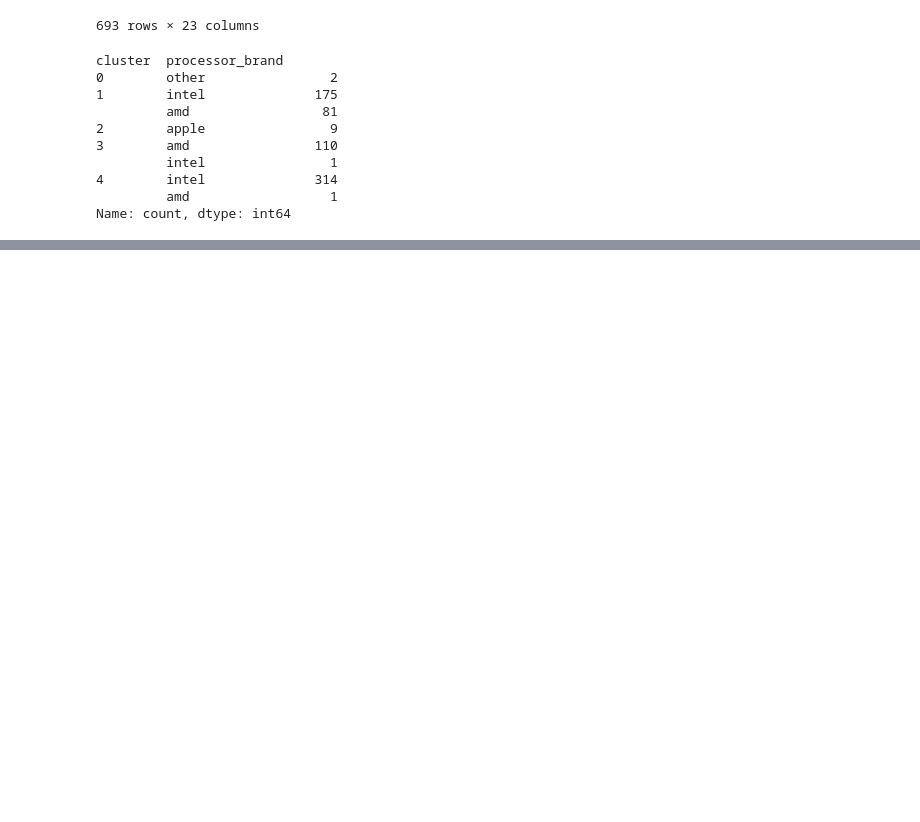
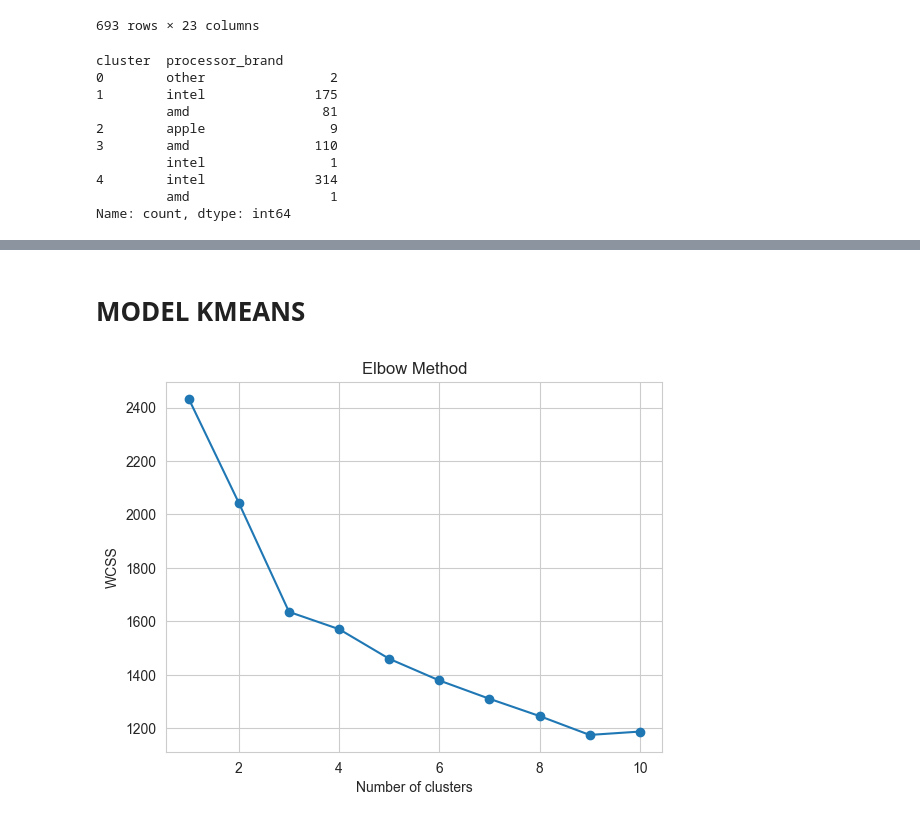
Before and after one commit to fantasy2fry/brand-laptops-clustering-ml, a Jupyter notebook: src/clustering/Norbert.ipynb, the cells around one changed output, grey strips where cells are left out. Drawn from its saved outputs; the diff is of its cells as text; code cells hidden in the pictures; blank space fills up the shorter version.

Commit message:
all models scores

```diff
--- a/src/clustering/Norbert.ipynb
+++ b/src/clustering/Norbert.ipynb
@@ -22,6 +25,7 @@ from sklearn.manifold import TSNE
 # %%
-df=pd.read_csv('../../data/modelers_data_encoded_scaled.csv')
-df
+data=pd.read_csv('../../data/modelers_data.csv')
+data_s=pd.read_csv('../../data/modelers_data_encoded_scaled.csv')
+data_s
 # %% [output]
 |  | Price | Rating | processor_tier | num_cores | num_threads | ram_memory | primary_storage_is_SSD | ... |
 | 0 | 0.343118 | 0.379310 | 0.555556 | 0.181818 | 0.375 | 0.125 | 1.0 | ... |
@@ -111,0 +388,22 @@ calinski_harabasz_score: 94.45617119801199
+# %% [markdown]
+# MODEL KMEANS
+# %%
+#how many clusters
+def count_wcss_scores(X, k_max):
+    #  WCSS = within-cluster sum of squares
+    scores = []
+    for k in range(1, k_max+1):
+        kmeans = KMeans(n_clusters=k, random_state=0)
+        kmeans.fit(X)
+        wcss = kmeans.score(X) * -1 # score returns -WCSS
+        scores.append(wcss)
+    return scores
+
+scores = count_wcss_scores(data_s, 10)
+plt.plot(range(1, 11), scores, marker='o')
+plt.title('Elbow Method')
+plt.xlabel('Number of clusters')
+plt.ylabel('WCSS')
+plt.show()
+# %% [output]
+[figure, added]
```
Also changed, not shown: parts of 16 cells of this notebook.
